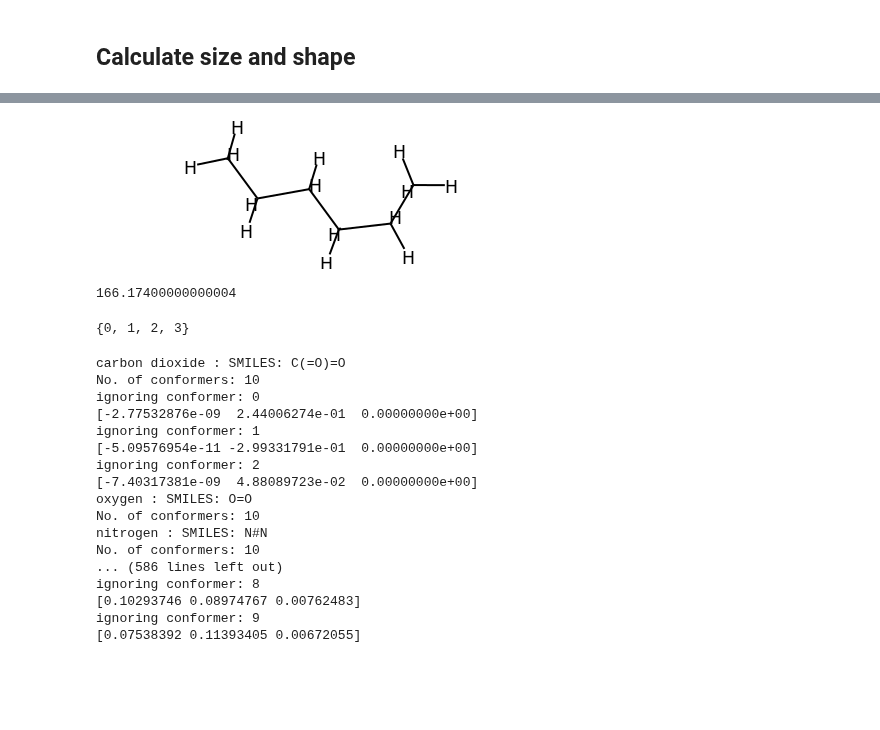
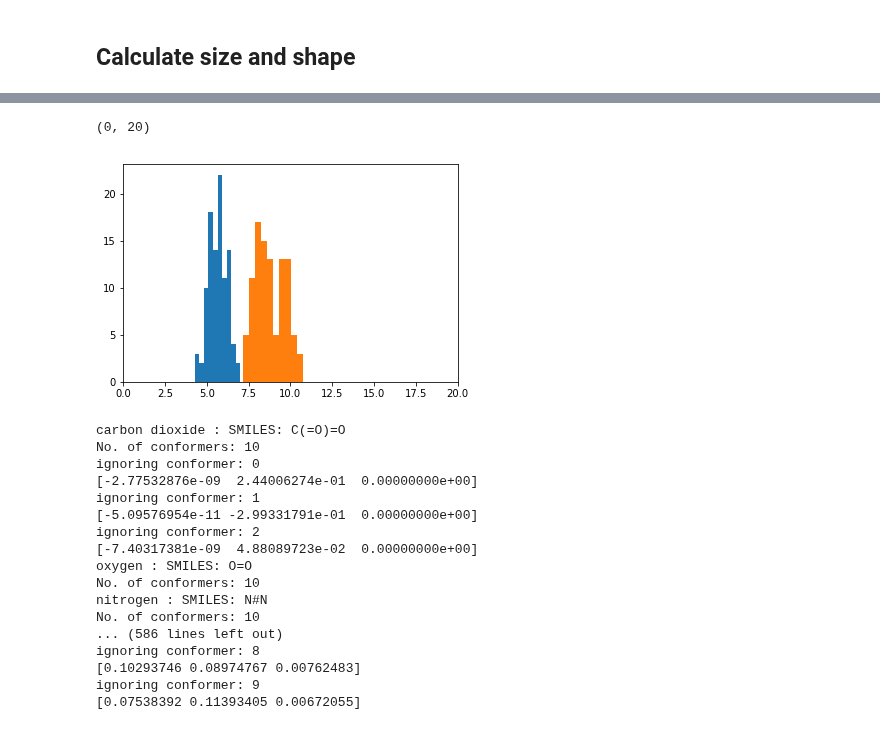
Before and after one commit to andrewtarzia/enzyme_screen, a Jupyter notebook: rdkit_testing.ipynb, the cells around one changed output, grey strips where cells are left out. Cells and saved outputs as stored; diff of their text form; code cells hidden in the pictures; blank space fills up the shorter version.

```diff
--- a/rdkit_testing.ipynb
+++ b/rdkit_testing.ipynb
@@ -136,0 +149,38 @@ def get_molec_shape(conf):
+# %%
+def define_vector(axis, max_side_len):
+    """Define vector to test shape values for.
+
+    """
+    vector_mag = np.arange(-max_side_len/2, max_side_len/2 + 0.5, 0.05)
+    vectors = [i * axis for i in vector_mag]
+
+    return vectors
+# %%
+def get_boundary_idx(values):
+    """Get index of shape grid boundaries along axis.
+
+    """
+    for i in np.arange(len(values)):
+        # get the index of the first non zero value
+        if values[i] > 0:
+            ind_1 = i
+            break
+    for i in np.arange(len(values)-1, -1, -1):
+        # get the index of the last non zero value
+        if values[i] > 0:
+            ind_2 = i
+            break
+    return ind_1, ind_2
+# %%
+def get_dist_and_values(vectors, com_pt):
+    """
+
+    """
+    values = []
+    distances = []
+    for p in vectors:
+        pt = def_point(*p)
+        distances.append(pt.Distance(com_pt))
+        values.append(shape.GetValPoint(pt))
+
+    return values, distances
@@ -176,4 +272,0 @@ array([ 8.28394104e-08,  8.29424060e-08, -1.80926645e-07])
-# %%
-mol
-# %% [output]
-[figure, removed]
@@ -182,7 +272,0 @@ occ_vec = shape.GetOccupancyVect()
-# %%
-voxelVol = 0.1**3
-voxels = [1 for x in occ_vec if x>=1]
-vol = voxelVol*len(voxels)
-print(vol)
-# %% [output]
-166.17400000000004
@@ -193,7 +273,10 @@ for i in range(shape.GetSize()):
-# %%
-set(vals)
-# %% [output]
-{0, 1, 2, 3}
+# %%
+plt.hist(min_diams)
+plt.hist(max_diams)
+plt.xlim(0, 20)
+# %% [output]
+(0, 20)
+[figure, added]
 # %%
 for name, smile in molecules.items():
 #     if name != 'methane':
```
Also changed, not shown: parts of 10 cells of this notebook.
